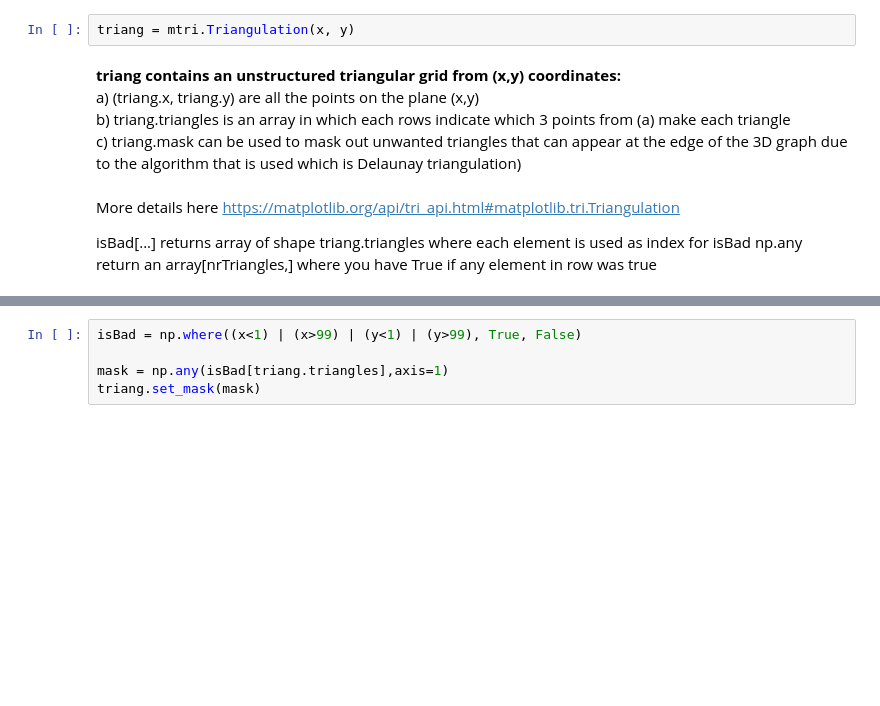
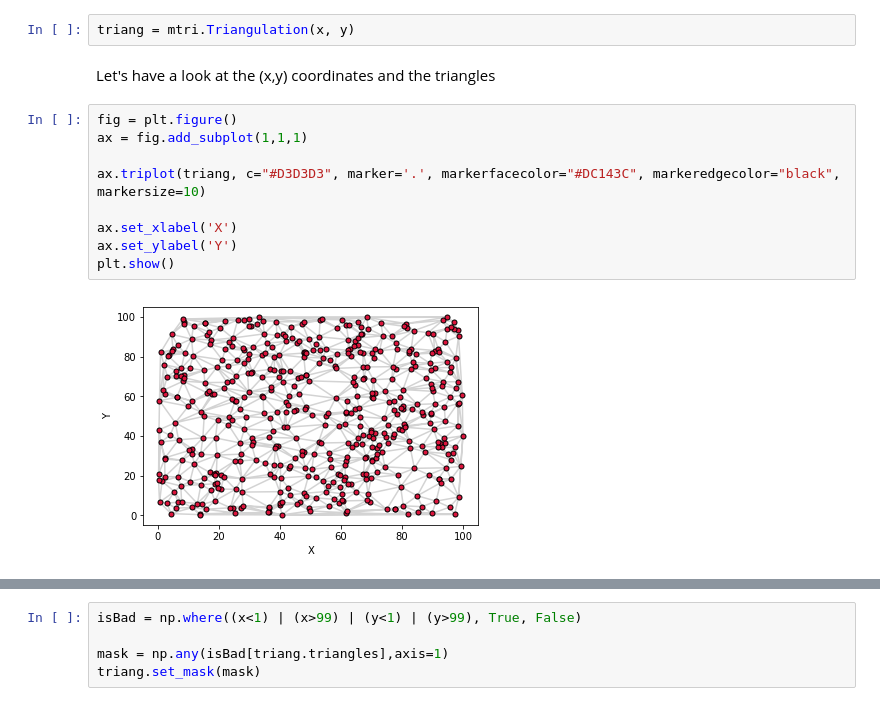
Before and after one commit to fabrguer/3dSurfaceIrregularGrid, a Jupyter notebook: 3D_surface_from_irregular_grid.ipynb, the cells around one changed output, grey strips where cells are left out. Cells and saved outputs as stored; diff of their text form; blank space fills up the shorter version.

```diff
--- a/3D_surface_from_irregular_grid.ipynb
+++ b/3D_surface_from_irregular_grid.ipynb
@@ -15,12 +49,15 @@ Returns array[points,] where each item is True or False, based on condition
 # %%
 triang = mtri.Triangulation(x, y)
-# %% [markdown]
-<b>triang contains an unstructured triangular grid from (x,y) coordinates:</b><br>
-a) (triang.x, triang.y) are all the points on the plane (x,y)<br>
-b) triang.triangles is an array in which each rows indicate which 3 points from (a) make each triangle<br>
-c) triang.mask can be used to mask out unwanted triangles that can appear at the edge of the 3D graph due to the algorithm that is used which is Delaunay triangulation)
-<br><br>
-More details here https://matplotlib.org/api/tri_api.html#matplotlib.tri.Triangulation
-
-isBad[...] returns array of shape triang.triangles where each element is used as index for isBad
-np.any return an array[nrTriangles,] where you have True if any element in row was true
+# %% [markdown]
+Let's have a look at the (x,y) coordinates and the triangles
+# %%
+fig = plt.figure()
+ax = fig.add_subplot(1,1,1)
+
+ax.triplot(triang, c="#D3D3D3", marker='.', markerfacecolor="#DC143C", markeredgecolor="black", markersize=10)
+
+ax.set_xlabel('X')
+ax.set_ylabel('Y')
+plt.show()
+# %% [output]
+[figure, added]
```
Also changed, not shown: parts of 16 cells of this notebook, 1 other file.
